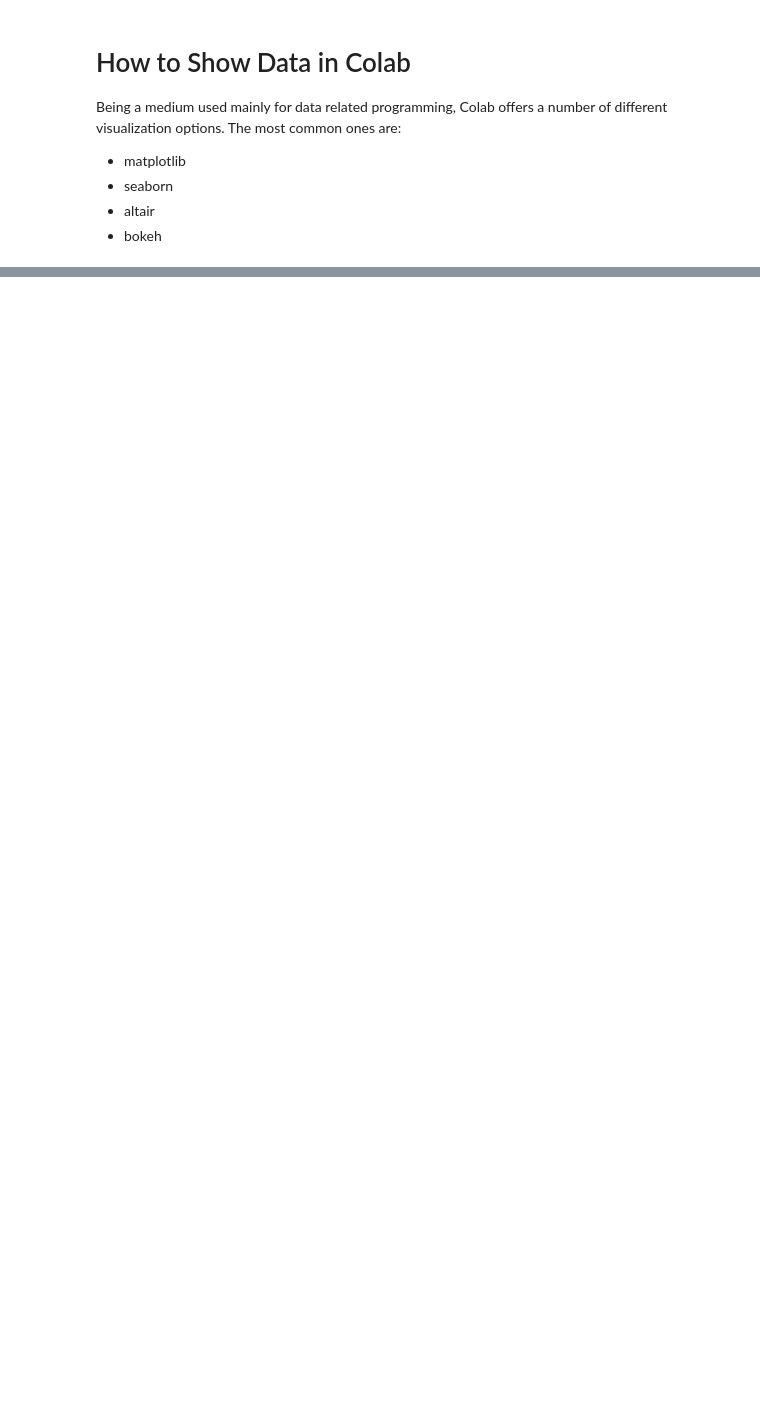
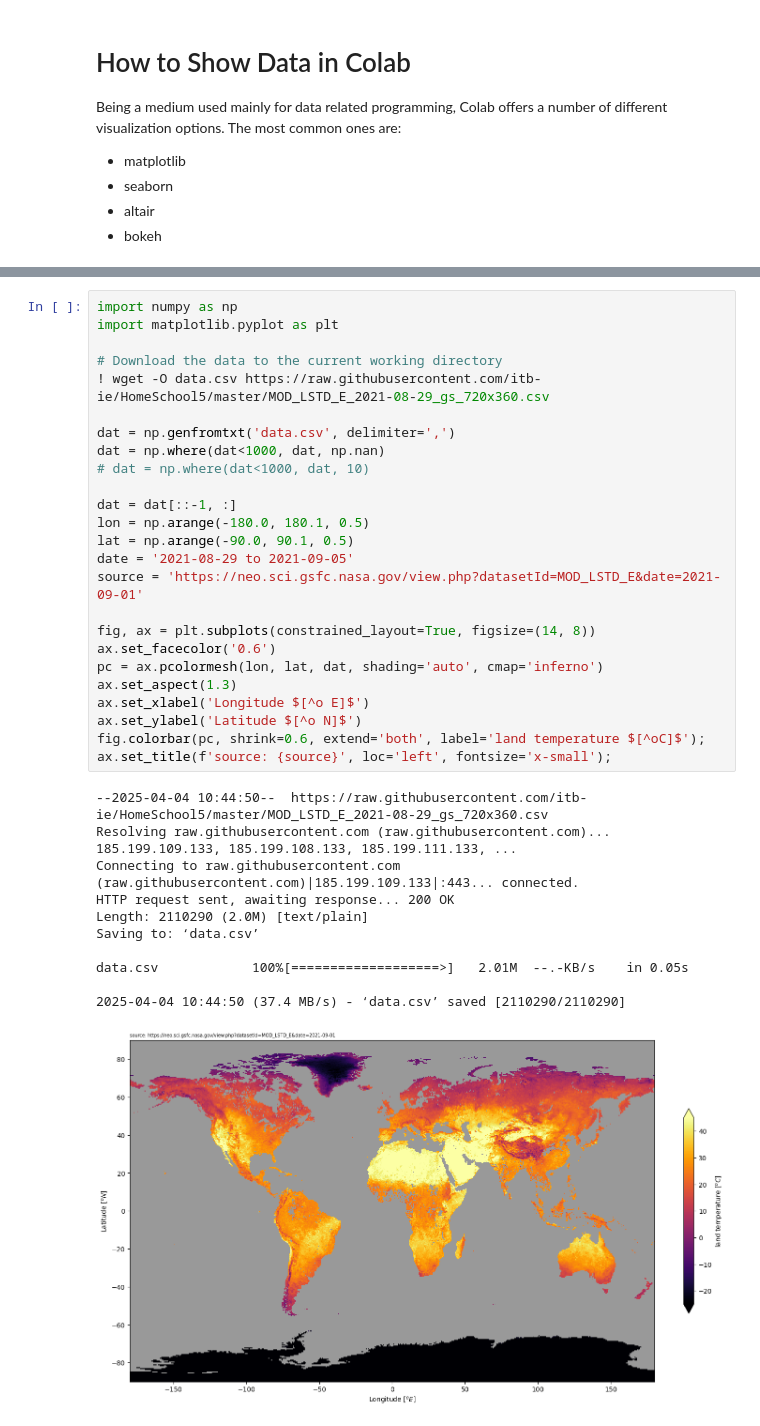
Before and after one commit to lola2505/Fridaysession3, a Jupyter notebook: Copy_of_Data_Modeling_Session7&8.ipynb, the cells around one changed output, grey strips where cells are left out. Cells and saved outputs as stored; diff of their text form; blank space fills up the shorter version.

```diff
--- a/Copy_of_Data_Modeling_Session7&8.ipynb
+++ b/Copy_of_Data_Modeling_Session7&8.ipynb
@@ -544,3 +544,40 @@ data.csv            100%[===================>]   2.01M  --.-KB/s    in 0.09s
+# %%
+import numpy as np
+import matplotlib.pyplot as plt
+
+# Download the data to the current working directory
+! wget -O data.csv https://raw.githubusercontent.com/itb-ie/HomeSchool5/master/MOD_LSTD_E_2021-08-29_gs_720x360.csv
+
+dat = np.genfromtxt('data.csv', delimiter=',')
+dat = np.where(dat<1000, dat, np.nan)
+# dat = np.where(dat<1000, dat, 10)
+
+dat = dat[::-1, :]
+lon = np.arange(-180.0, 180.1, 0.5)
+lat = np.arange(-90.0, 90.1, 0.5)
+date = '2021-08-29 to 2021-09-05'
+source = 'https://neo.sci.gsfc.nasa.gov/view.php?datasetId=MOD_LSTD_E&date=2021-09-01'
+
+fig, ax = plt.subplots(constrained_layout=True, figsize=(14, 8))
+ax.set_facecolor('0.6')
+pc = ax.pcolormesh(lon, lat, dat, shading='auto', cmap='inferno')
+ax.set_aspect(1.3)
+ax.set_xlabel('Longitude $[^o E]$')
+ax.set_ylabel('Latitude $[^o N]$')
+fig.colorbar(pc, shrink=0.6, extend='both', label='land temperature $[^oC]$');
+ax.set_title(f'source: {source}', loc='left', fontsize='x-small');
+# %% [output]
+--2025-04-04 10:44:50--  https://raw.githubusercontent.com/itb-ie/HomeSchool5/master/MOD_LSTD_E_2021-08-29_gs_720x360.csv
+Resolving raw.githubusercontent.com (raw.githubusercontent.com)... 185.199.109.133, 185.199.108.133, 185.199.111.133, ...
+Connecting to raw.githubusercontent.com (raw.githubusercontent.com)|185.199.109.133|:443... connected.
+HTTP request sent, awaiting response... 200 OK
+Length: 2110290 (2.0M) [text/plain]
+Saving to: ‘data.csv’
+
+data.csv            100%[===================>]   2.01M  --.-KB/s    in 0.05s
+
+2025-04-04 10:44:50 (37.4 MB/s) - ‘data.csv’ saved [2110290/2110290]
+[figure, added]
 # %%
 import numpy as np
 import matplotlib.pyplot as plt
```
Also changed, not shown: parts of 14 cells of this notebook.
